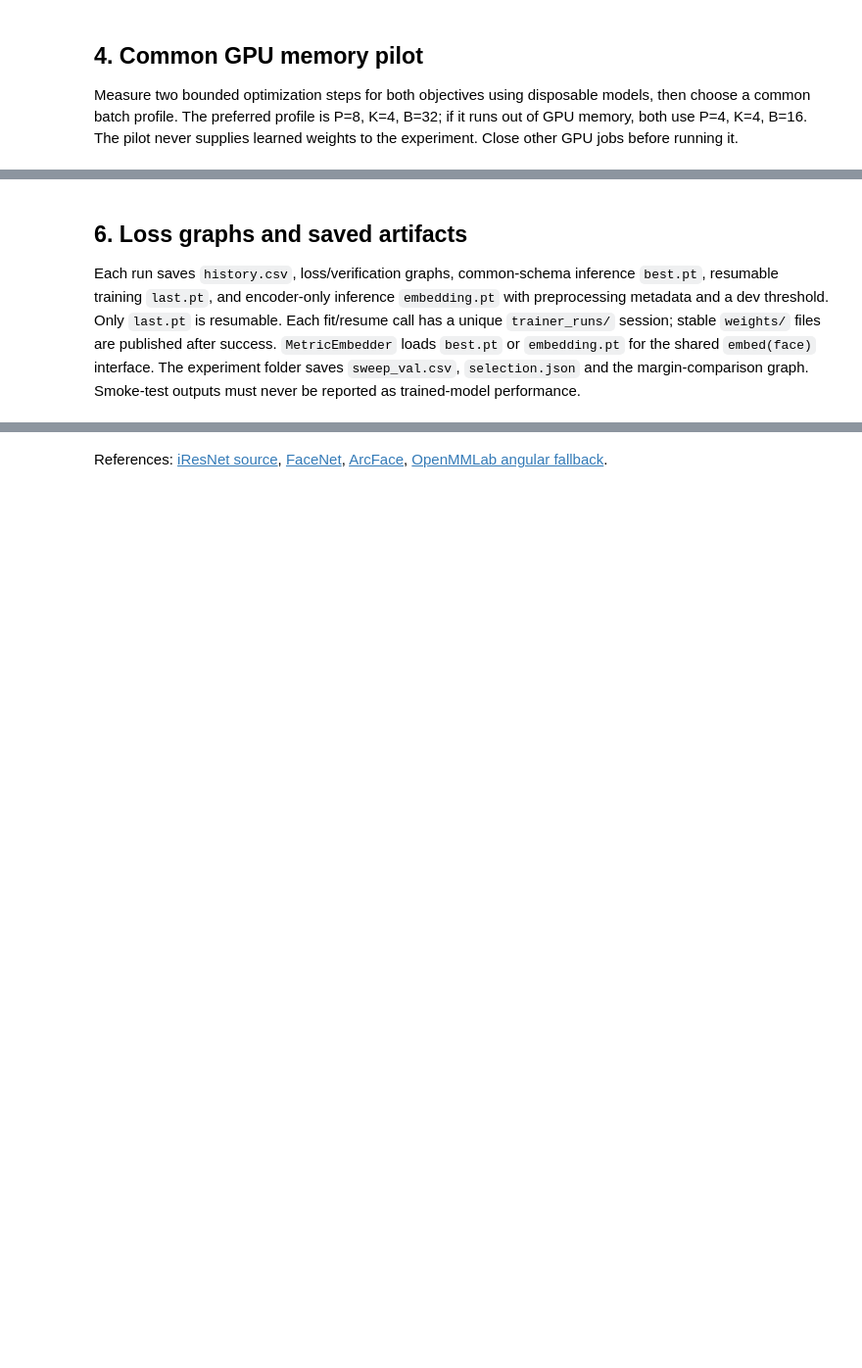
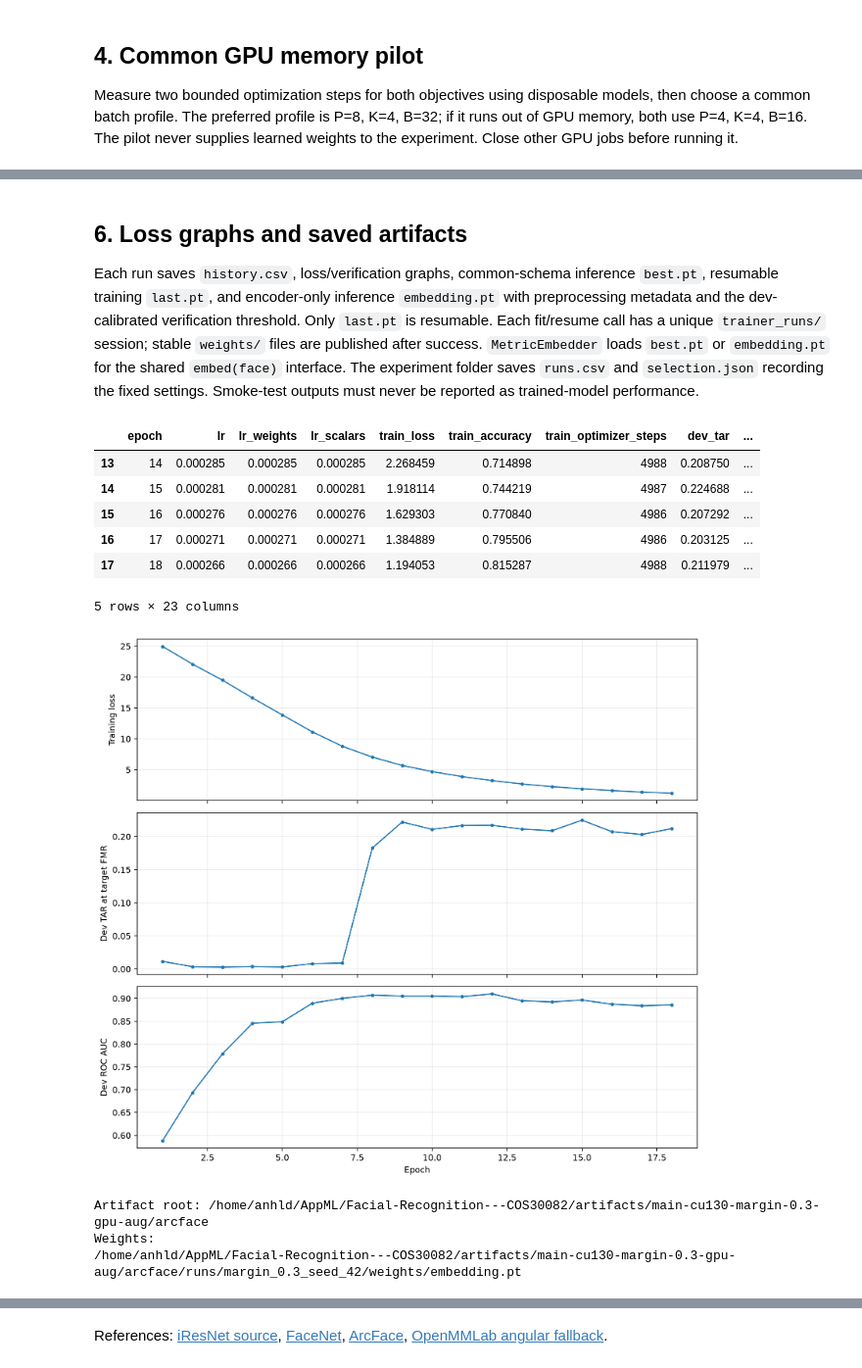
Before and after one commit to henryhoang207/Facial-Recognition---COS30082, a Jupyter notebook: notebooks/metrics-learn/arcface.ipynb, the cells around one changed output, grey strips where cells are left out. Shown at 98% size. Saved outputs shown, nothing was run; the diff lists cells and outputs as text; code cells hidden in the pictures; blank space fills up the shorter version.

```diff
--- a/notebooks/metrics-learn/arcface.ipynb
+++ b/notebooks/metrics-learn/arcface.ipynb
@@ -132,4 +207,4 @@ AdamW peak LR 3e-4, five-epoch warmup, cosine decay, maximum 60 epochs and dev-o
 # %%
-sweep_val = run_sweep(CONFIG, prepared)
-display(sweep_val[["method", "margin", "seed", "stage", "best_epoch", "dev_tar", "dev_auc", "dev_eer"]])
-print("Saved sweep:", CONFIG.output_dir / "sweep_val.csv")
+runs = run_experiment(CONFIG, prepared)
+display(runs[["method", "margin", "seed", "stage", "best_epoch", "dev_tar", "dev_auc", "dev_eer"]])
+print("Saved run:", CONFIG.output_dir / "runs.csv")
@@ -136,14 +225,25 @@ print("Saved sweep:", CONFIG.output_dir / "sweep_val.csv")
 # %% [markdown]
 ## 6. Loss graphs and saved artifacts
 
-Each run saves `history.csv`, loss/verification graphs, common-schema inference `best.pt`, resumable training `last.pt`, and encoder-only inference `embedding.pt` with preprocessing metadata and a dev threshold. Only `last.pt` is resumable. Each fit/resume call has a unique `trainer_runs/` session; stable `weights/` files are published after success. `MetricEmbedder` loads `best.pt` or `embedding.pt` for the shared `embed(face)` interface. The experiment folder saves `sweep_val.csv`, `selection.json` and the margin-comparison graph. Smoke-test outputs must never be reported as trained-model performance.
+Each run saves `history.csv`, loss/verification graphs, common-schema inference `best.pt`, resumable training `last.pt`, and encoder-only inference `embedding.pt` with preprocessing metadata and the dev-calibrated verification threshold. Only `last.pt` is resumable. Each fit/resume call has a unique `trainer_runs/` session; stable `weights/` files are published after success. `MetricEmbedder` loads `best.pt` or `embedding.pt` for the shared `embed(face)` interface. The experiment folder saves `runs.csv` and `selection.json` recording the fixed settings. Smoke-test outputs must never be reported as trained-model performance.
 # %%
-display(DisplayImage(filename=str(CONFIG.output_dir / "graphs" / "sweep_val.png")))
-for run in sweep_val.itertuples():
+for run in runs.itertuples():
     history_path = Path(run.history_path)
     history = pd.read_csv(history_path)
     display(history.tail())
     display(DisplayImage(filename=str(history_path.parent / "graphs" / "loss.png")))
 print("Artifact root:", CONFIG.output_dir)
 print("Weights:", *sorted(str(path) for path in CONFIG.output_dir.glob("runs/*/weights/embedding.pt")), sep="\n")
+# %% [output]
+|  | epoch | lr | lr_weights | lr_scalars | train_loss | train_accuracy | train_optimizer_steps | dev_tar | ... |
+| 13 | 14 | 0.000285 | 0.000285 | 0.000285 | 2.268459 | 0.714898 | 4988 | 0.208750 | ... |
+| 14 | 15 | 0.000281 | 0.000281 | 0.000281 | 1.918114 | 0.744219 | 4987 | 0.224688 | ... |
+| 15 | 16 | 0.000276 | 0.000276 | 0.000276 | 1.629303 | 0.770840 | 4986 | 0.207292 | ... |
+| 16 | 17 | 0.000271 | 0.000271 | 0.000271 | 1.384889 | 0.795506 | 4986 | 0.203125 | ... |
+| 17 | 18 | 0.000266 | 0.000266 | 0.000266 | 1.194053 | 0.815287 | 4988 | 0.211979 | ... |
+5 rows × 23 columns
+[figure, added]
+Artifact root: /home/anhld/AppML/Facial-Recognition---COS30082/artifacts/main-cu130-margin-0.3-gpu-aug/arcface
+Weights:
+/home/anhld/AppML/Facial-Recognition---COS30082/artifacts/main-cu130-margin-0.3-gpu-aug/arcface/runs/margin_0.3_seed_42/weights/embedding.pt
 # %% [markdown]
```
Also changed, not shown: parts of 13 cells of this notebook, 17 other files.
